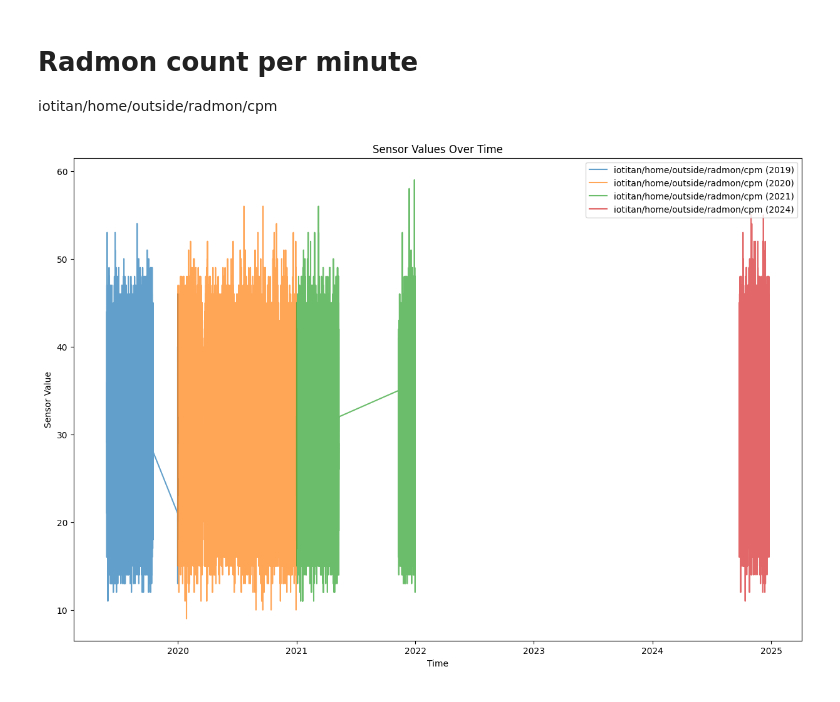
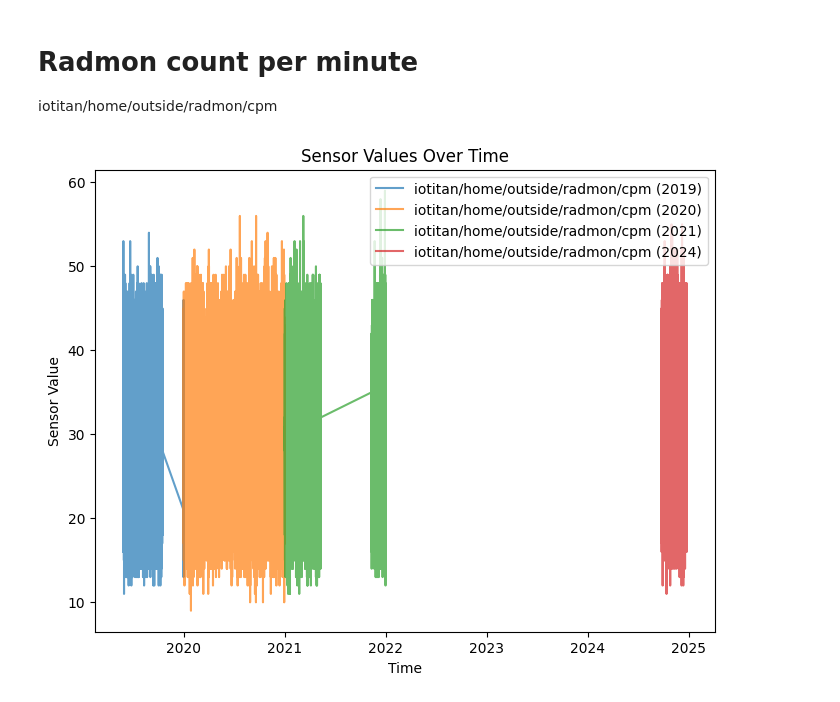
Before and after one commit to DataQub3/IoTitan, a Jupyter notebook: analysis.ipynb, the cells around one changed output. Cells and saved outputs as stored; diff of their text form; code cells hidden in the pictures.

Commit message:
added some data analysis

```diff
--- a/analysis.ipynb
+++ b/analysis.ipynb
@@ -156,7 +156,7 @@ def smooth(scalars: List[float], weight: float) -> List[float]:  # Weight betwee
 #ax.plot(x_labels, smooth(train_data, .9), label="Train Smooth")  # label="Train") # uncomment to reproduce figure below
 #ax.plot(x_labels, train_data, label="Train")  # label="Train Smooth") # uncomment to reproduce figure below
 # %%
-max_per_day_df['smoothed'] = smooth(max_per_day_df['sensor_value'], 0.9)
+#max_per_day_df['smoothed'] = smooth(max_per_day_df['sensor_value'], 0.9)
 # %%
 for sensor_name in sensor_names:
     if ('temperature' in sensor_name) and ('average' not in sensor_name):
@@ -165,7 +165,9 @@ for sensor_name in sensor_names:
         years = sensor_data['year'].unique()
         for year in years:
             year_data = sensor_data[sensor_data['year'] == year]
-            plt.plot(year_data['day_of_year'], year_data['smoothed'], label=f"{sensor_name} ({year})", alpha=0.7)
+            year_values_ordered = year_data.sort_values(by=['day_of_year'], ascending=True)['sensor_value'].to_list()
+            year_values_smoothed = smooth(year_values_ordered, 0.9)
+            plt.plot(year_data['day_of_year'], year_values_smoothed, label=f"{sensor_name} ({year})", alpha=0.7)
 
         plt.xlabel('Time')
         plt.ylabel('Maximum Daily Sensor Value')
@@ -208,21 +210,21 @@ for sensor_name in sensor_names:
 iotitan/home/outside/radmon/cpm
 # %%
 # Now partition the data by year
-plt.figure(figsize=(15, 10))
+plt.figure(figsize=(8, 6))
 for sensor_name in sensor_names:
     if (sensor_name == 'iotitan/home/outside/radmon/cpm'):
         sensor_data = df[df['sensor_name'] == sensor_name]
         years = sensor_data['year'].unique()
         for year in years:
             year_data = sensor_data[sensor_data['year'] == year]
             plt.plot(year_data['timestamp'], year_data['sensor_value'], label=f"{sensor_name} ({year})", alpha=0.7)
 
         plt.xlabel('Time')
         plt.ylabel('Sensor Value')
         plt.title('Sensor Values Over Time')
         plt.legend()
         plt.show()
 # %% [output]
-[figure, old version]
+[figure, new version]
 # %%
 # Now partition the data by year
```
Also changed, not shown: parts of 20 cells of this notebook, 1 other file.
